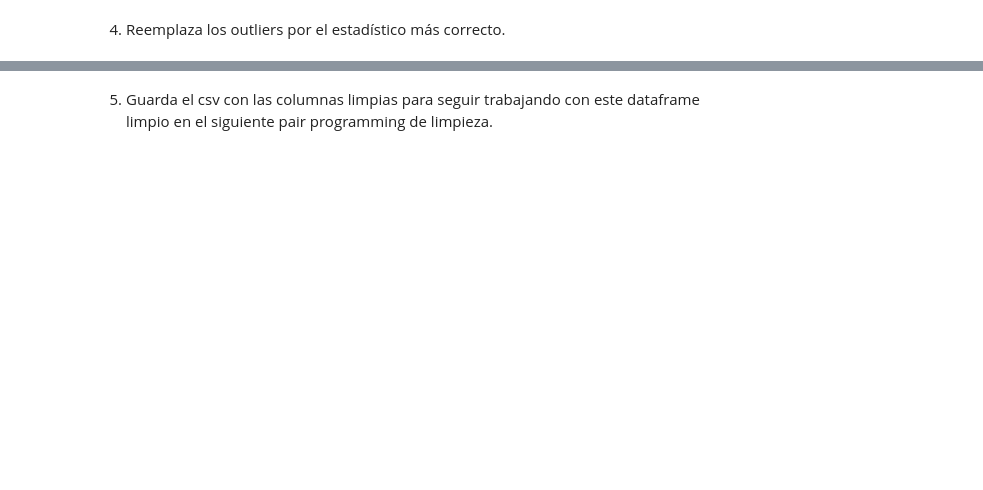
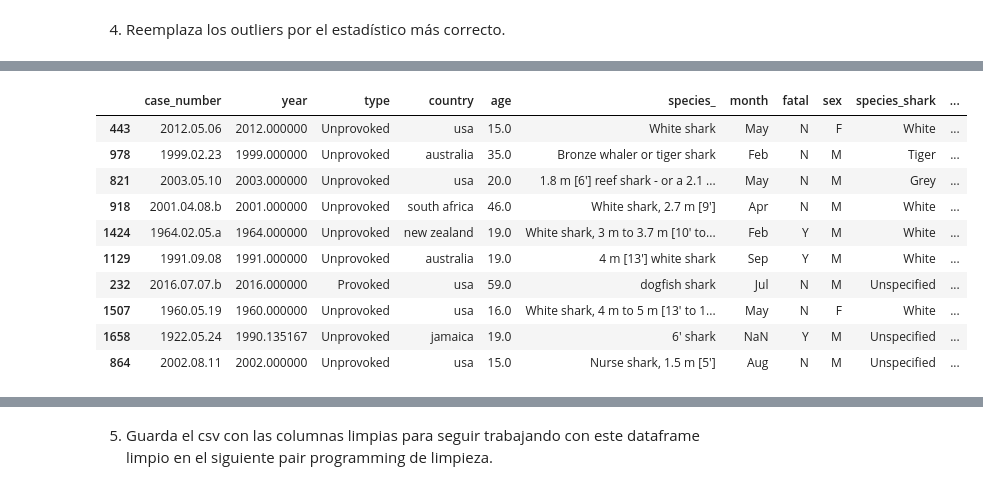
Before and after one commit to Jumblan/DA_promoC_modulo2_sprint3_JudithLola, a Jupyter notebook: limpieza/pair-prog-limpiezaIII.ipynb, the cells around one changed output, grey strips where cells are left out. Saved outputs shown, nothing was run; the diff lists cells and outputs as text; code cells hidden in the pictures; blank space fills up the shorter version.

```diff
--- a/limpieza/pair-prog-limpiezaIII.ipynb
+++ b/limpieza/pair-prog-limpiezaIII.ipynb
@@ -96,0 +213,14 @@ print(ind)
+# %%
+df.sample(10)
+# %% [output]
+|  | case_number | year | type | country | age | species_ | month | fatal | sex | species_shark | ... |
+| 443 | 2012.05.06 | 2012.000000 | Unprovoked | usa | 15.0 | White shark | May | N | F | White | ... |
+| 978 | 1999.02.23 | 1999.000000 | Unprovoked | australia | 35.0 | Bronze whaler or tiger shark | Feb | N | M | Tiger | ... |
+| 821 | 2003.05.10 | 2003.000000 | Unprovoked | usa | 20.0 | 1.8 m [6'] reef shark - or a 2.1 ... | May | N | M | Grey | ... |
+| 918 | 2001.04.08.b | 2001.000000 | Unprovoked | south africa | 46.0 | White shark, 2.7 m [9'] | Apr | N | M | White | ... |
+| 1424 | 1964.02.05.a | 1964.000000 | Unprovoked | new zealand | 19.0 | White shark, 3 m to 3.7 m [10' to... | Feb | Y | M | White | ... |
+| 1129 | 1991.09.08 | 1991.000000 | Unprovoked | australia | 19.0 | 4 m [13'] white shark | Sep | Y | M | White | ... |
+| 232 | 2016.07.07.b | 2016.000000 | Provoked | usa | 59.0 | dogfish shark | Jul | N | M | Unspecified | ... |
+| 1507 | 1960.05.19 | 1960.000000 | Unprovoked | usa | 16.0 | White shark, 4 m to 5 m [13' to 1... | May | N | F | White | ... |
+| 1658 | 1922.05.24 | 1990.135167 | Unprovoked | jamaica | 19.0 | 6' shark | NaN | Y | M | Unspecified | ... |
+| 864 | 2002.08.11 | 2002.000000 | Unprovoked | usa | 15.0 | Nurse shark, 1.5 m [5'] | Aug | N | M | Unspecified | ... |
```
Also changed, not shown: parts of 21 cells of this notebook, 5 other files.
